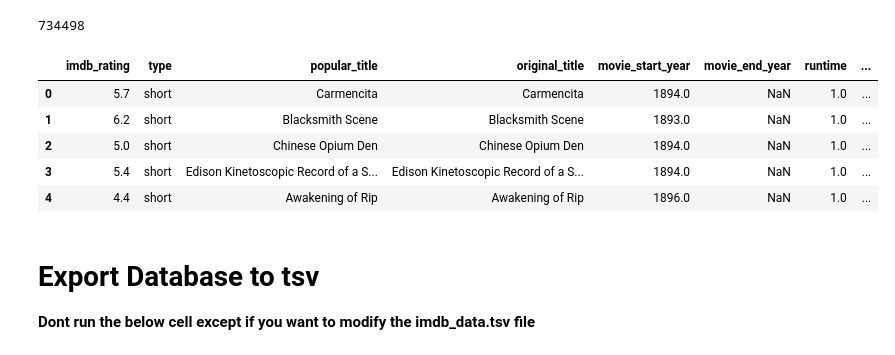
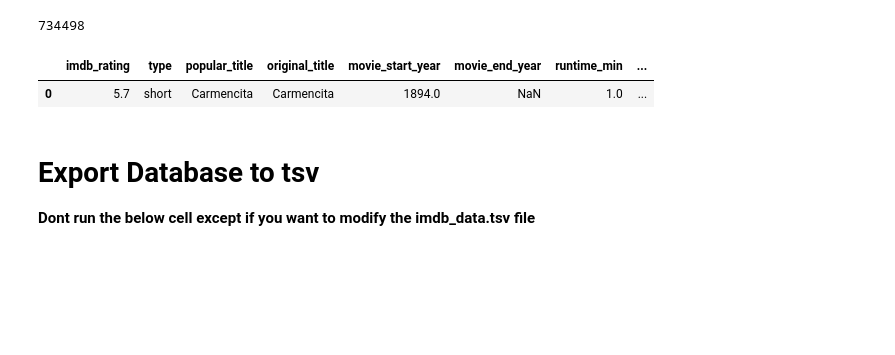
Before and after one commit to epfl-ada/ada-2023-project-patterndetectives, a Jupyter notebook: database_manager.ipynb, the cells around one changed output. Saved outputs shown, nothing was run; the diff lists cells and outputs as text; code cells hidden in the pictures; blank space fills up the shorter version.

```diff
--- a/database_manager.ipynb
+++ b/database_manager.ipynb
@@ -82,0 +122,4 @@ for i in range(len(titles_string)):
+# %%
+df_co = df_roles.merge(df_name, left_on='composer', right_on='nconst', how='inner')
+df_co = df_co[['tconst', 'producer', 'primaryName']].rename(columns={'primaryName': 'Composer'})
+df_co.head(1)
@@ -82,0 +129,4 @@ for i in range(len(titles_string)):
+# %%
+df_prod = df_co.merge(df_name, left_on='producer', right_on='nconst', how='inner')
+df_prod = df_prod[['tconst', 'primaryName', 'Composer']].rename(columns={'primaryName': 'Producer'})
+df_prod.head(1)
@@ -101,0 +152,3 @@ df_cr_title.head(2)
+# %%
+df_team = df_cr_title.merge(df_prod, on='tconst', how='left')
+df_team.head(1)
@@ -102,6 +158,6 @@ df_cr_title.head(2)
 # %%
-df_crt_dir = df_cr_title.merge(df_name, left_on='directors', right_on='nconst', how='inner')
-df_crt_dir.head(2)
+df_crt_dir = df_team.merge(df_name, left_on='directors', right_on='nconst', how='inner')
+df_crt_dir.head(1)
 # %% [output]
 |  | tconst | directors | writers | averageRating | numVotes | titleType | primaryTitle | originalTitle | isAdult | ... |
 | 0 | tt0000001 | nm0005690 | NaN | 5.7 | 2004 | short | Carmencita | Carmencita | 0.0 | ... |
@@ -163,14 +206,10 @@ len(df)
 # %% [output]
 734498
 # %%
-df.head()
+df.head(1)
 # %% [output]
-|  | imdb_rating | type | popular_title | original_title | movie_start_year | movie_end_year | runtime | ... |
+|  | imdb_rating | type | popular_title | original_title | movie_start_year | movie_end_year | runtime_min | ... |
 | 0 | 5.7 | short | Carmencita | Carmencita | 1894.0 | NaN | 1.0 | ... |
-| 1 | 6.2 | short | Blacksmith Scene | Blacksmith Scene | 1893.0 | NaN | 1.0 | ... |
-| 2 | 5.0 | short | Chinese Opium Den | Chinese Opium Den | 1894.0 | NaN | 1.0 | ... |
-| 3 | 5.4 | short | Edison Kinetoscopic Record of a S... | Edison Kinetoscopic Record of a S... | 1894.0 | NaN | 1.0 | ... |
-| 4 | 4.4 | short | Awakening of Rip | Awakening of Rip | 1896.0 | NaN | 1.0 | ... |
 # %% [markdown]
 # Export Database to tsv
 
```
Also changed, not shown: parts of 22 cells of this notebook, 2 other files.
